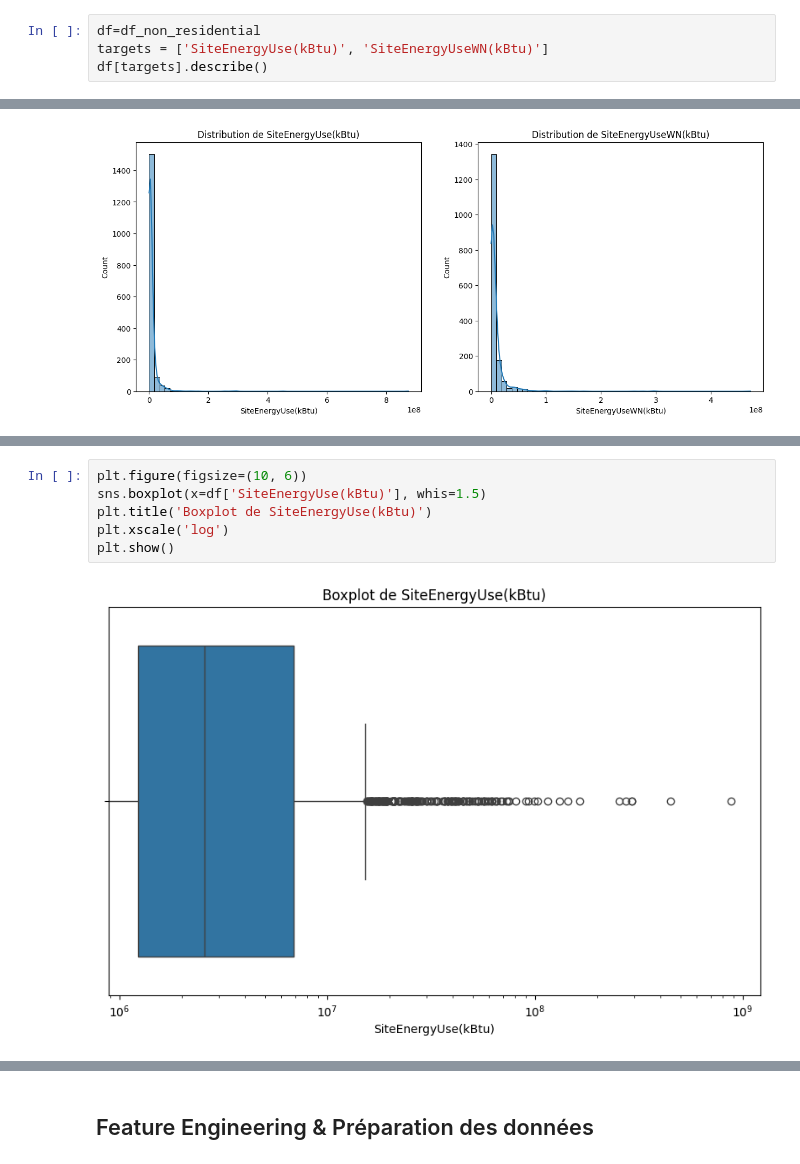
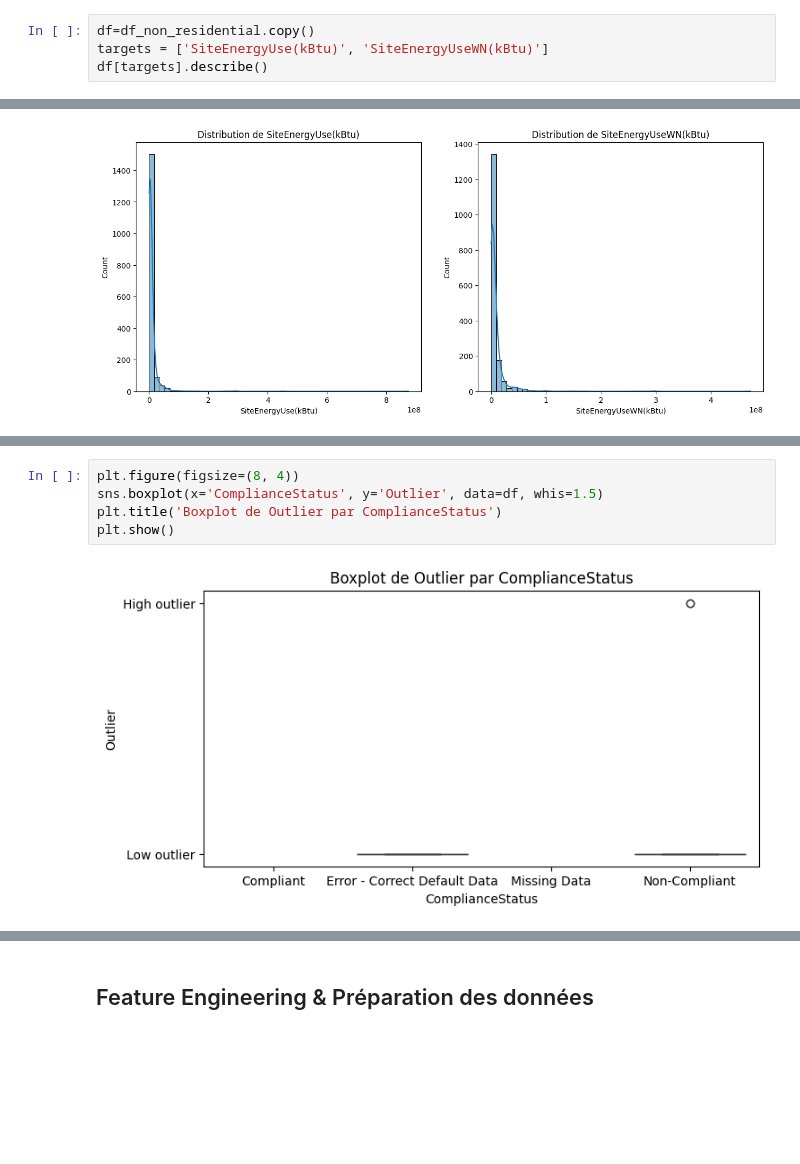
Before and after one commit to Ping689/ML-Prediction, a Jupyter notebook: solution_modelistation_supervisee.ipynb, the cells around one changed output, grey strips where cells are left out. Saved outputs shown, nothing was run; the diff lists cells and outputs as text; blank space fills up the shorter version.

```diff
--- a/solution_modelistation_supervisee.ipynb
+++ b/solution_modelistation_supervisee.ipynb
@@ -108,7 +92,7 @@ Name: count, dtype: int64
 # %% [markdown]
 Les deux variables cibles potentielles sont `SiteEnergyUse(kBtu)` et `SiteEnergyUseWN(kBtu)`. Nous allons les analyser pour choisir celle que nous prédirons.
 # %%
-df=df_non_residential
+df=df_non_residential.copy()
 targets = ['SiteEnergyUse(kBtu)', 'SiteEnergyUseWN(kBtu)']
 df[targets].describe()
 # %% [output]
@@ -171,8 +145,7 @@ display(missing_table[missing_table['Total'] > 0].sort_values('Pourcentage', asc
 # %%
-plt.figure(figsize=(10, 6))
-sns.boxplot(x=df['SiteEnergyUse(kBtu)'], whis=1.5)
-plt.title('Boxplot de SiteEnergyUse(kBtu)')
-plt.xscale('log')
+plt.figure(figsize=(8, 4))
+sns.boxplot(x='ComplianceStatus', y='Outlier', data=df, whis=1.5)
+plt.title('Boxplot de Outlier par ComplianceStatus')
 plt.show()
 # %% [output]
-[figure, old version]
+[figure, new version]
```
Also changed, not shown: parts of 29 cells of this notebook.
